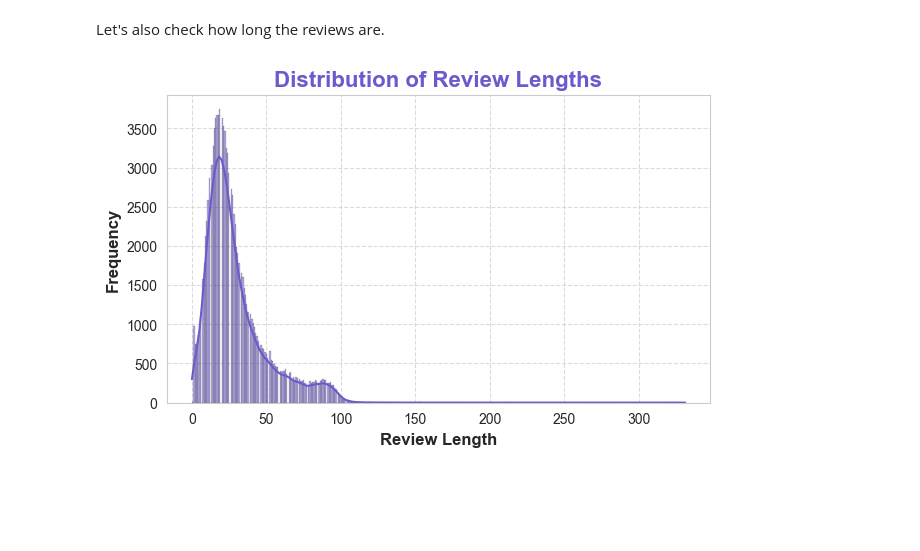
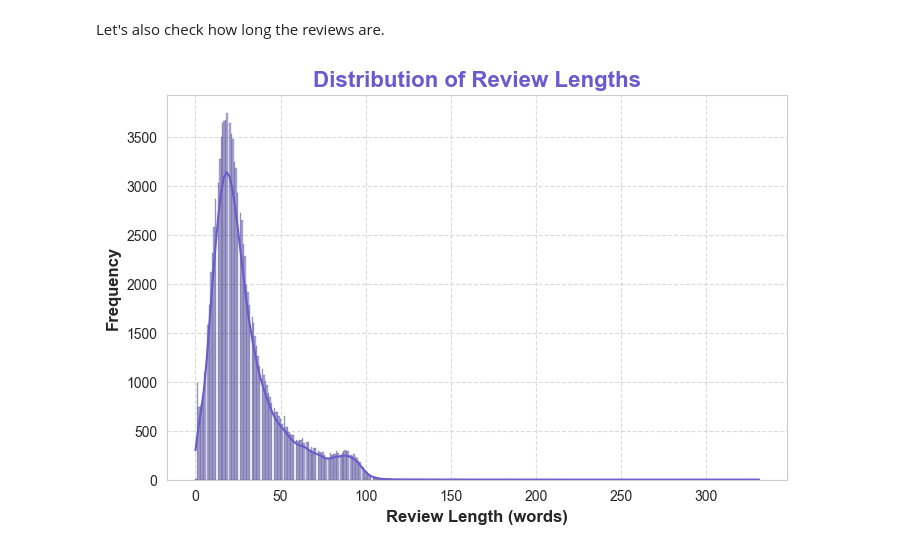
Before and after one commit to EdoardoVaira/Simple-Sentiment-Analysis-Guide, a Jupyter notebook: data_visualization.ipynb, the cells around one changed output. Saved outputs shown, nothing was run; the diff lists cells and outputs as text; code cells hidden in the pictures; blank space fills up the shorter version.

```diff
--- a/data_visualization.ipynb
+++ b/data_visualization.ipynb
@@ -148,28 +128,18 @@ plt.show()
 # %% [markdown]
 Let's also check how long the reviews are.
 # %%
-# Set the aesthetic style of the plots
-sns.set_style("whitegrid")
-
-# Calculate review length
 df['review_length'] = df['content'].apply(lambda x: len(x.split()))
 
-# Create a figure with improved dimensions
-plt.figure(figsize=(7, 4))
+plt.figure(figsize=(8, 5))
 
-# Plot the histogram with a kernel density estimate
-# Corrected to ensure the DataFrame is referred as 'data' not 'df'
 sns.histplot(data=df, x='review_length', color='slateblue', kde=True, edgecolor='black')
 
-# Enhancing the label readability
 plt.title('Distribution of Review Lengths', fontsize=16, fontweight='bold', color='slateblue')
-plt.xlabel('Review Length', fontsize=12, fontweight='bold')
+plt.xlabel('Review Length (words)', fontsize=12, fontweight='bold')
 plt.ylabel('Frequency', fontsize=12, fontweight='bold')
 
-# Enable grid and set properties for better readability
 plt.grid(True, linestyle='--', alpha=0.7)
 
-# Show the plot
 plt.show()
 # %% [output]
-[figure, old version]
+[figure, new version]
```
Also changed, not shown: parts of 15 cells of this notebook, 1 other file.
